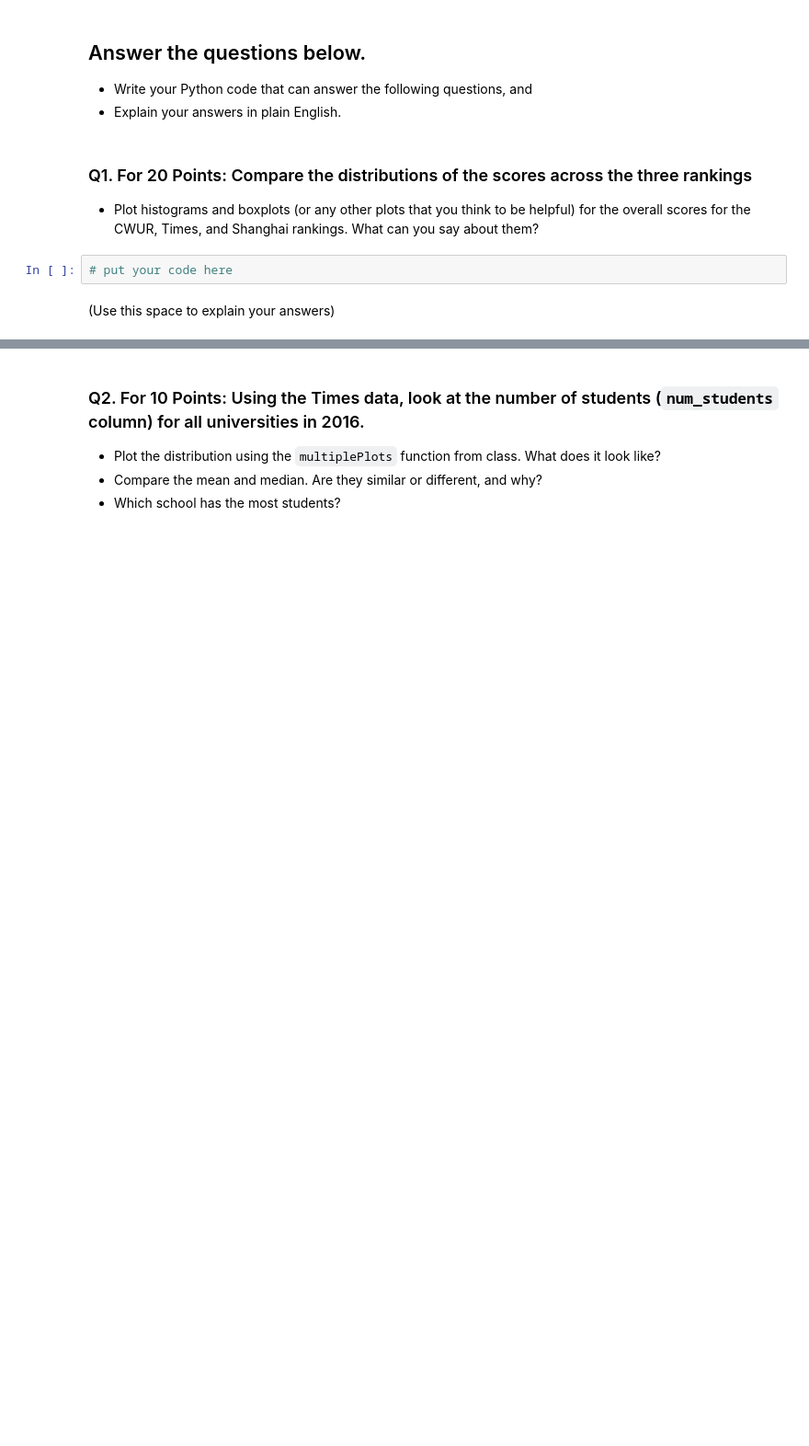
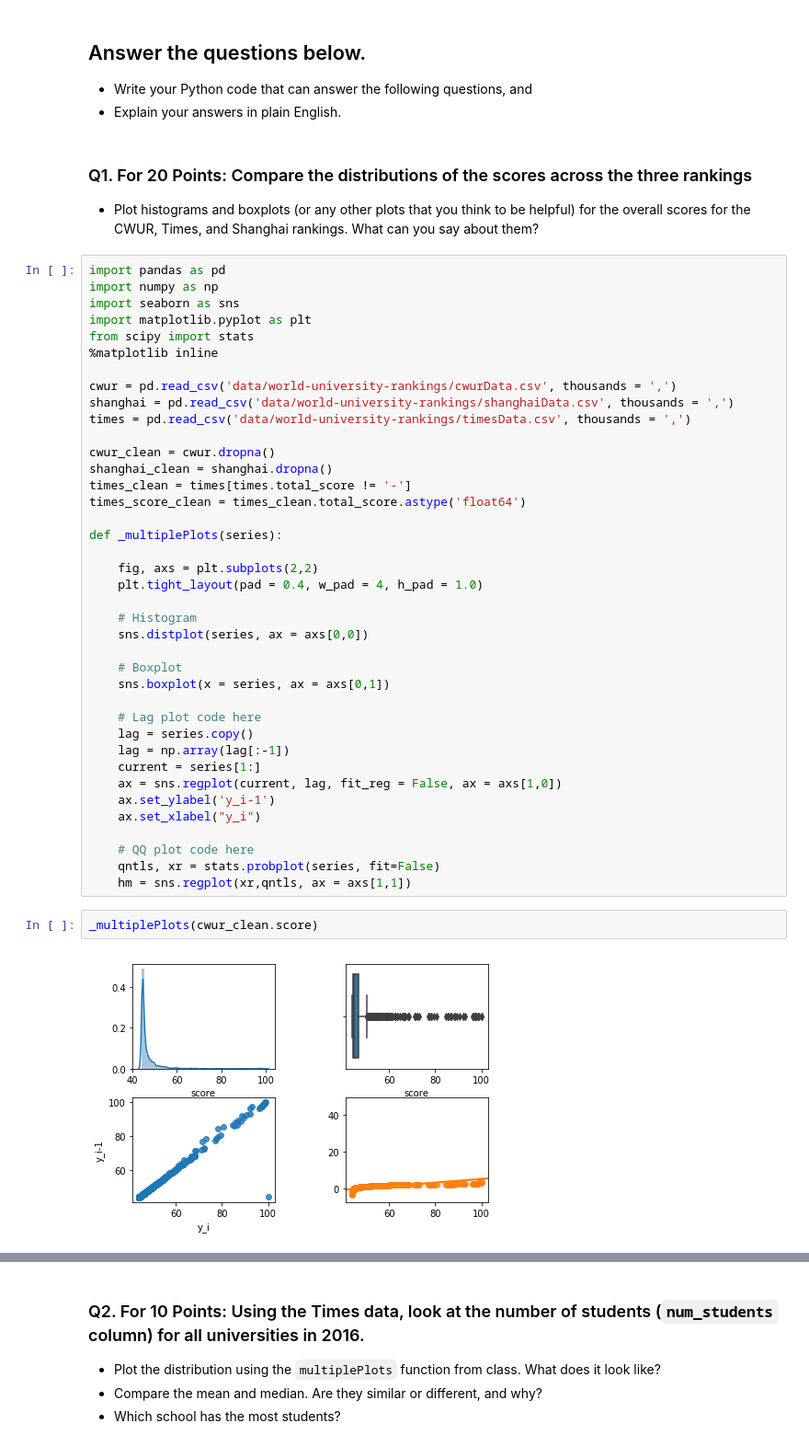
Before and after one commit to tengdann/si618, a Jupyter notebook: 618_HW3.ipynb, the cells around one changed output, grey strips where cells are left out. Shown at 92% size. Cells and saved outputs as stored; diff of their text form; blank space fills up the shorter version.

```diff
--- a/618_HW3.ipynb
+++ b/618_HW3.ipynb
@@ -23,7 +23,46 @@ Look at the column descriptions on the Kaggle page. Note that for some columns,
 ### Q1. For 20 Points: Compare the distributions of the scores across the three rankings
 
 * Plot histograms and boxplots (or any other plots that you think to be helpful) for the overall scores for the CWUR, Times, and Shanghai rankings. What can you say about them?
-# %%
-# put your code here
-# %% [markdown]
-(Use this space to explain your answers)
+# %%
+import pandas as pd
+import numpy as np
+import seaborn as sns
+import matplotlib.pyplot as plt
+from scipy import stats
+%matplotlib inline
+
+cwur = pd.read_csv('data/world-university-rankings/cwurData.csv', thousands = ',')
+shanghai = pd.read_csv('data/world-university-rankings/shanghaiData.csv', thousands = ',')
+times = pd.read_csv('data/world-university-rankings/timesData.csv', thousands = ',')
+
+cwur_clean = cwur.dropna()
+shanghai_clean = shanghai.dropna()
+times_clean = times[times.total_score != '-']
+times_score_clean = times_clean.total_score.astype('float64')
+
+def _multiplePlots(series):
+
+    fig, axs = plt.subplots(2,2)
+    plt.tight_layout(pad = 0.4, w_pad = 4, h_pad = 1.0)
+
+    # Histogram
+    sns.distplot(series, ax = axs[0,0])
+
+    # Boxplot
+    sns.boxplot(x = series, ax = axs[0,1])
+
+    # Lag plot code here
+    lag = series.copy()
+    lag = np.array(lag[:-1])
+    current = series[1:]
+    ax = sns.regplot(current, lag, fit_reg = False, ax = axs[1,0])
+    ax.set_ylabel('y_i-1')
+    ax.set_xlabel("y_i")
+
+    # QQ plot code here
+    qntls, xr = stats.probplot(series, fit=False)
+    hm = sns.regplot(xr,qntls, ax = axs[1,1])
+# %%
+_multiplePlots(cwur_clean.score)
+# %% [output]
+[figure, added]
```
Also changed, not shown: parts of 23 cells of this notebook, 6 other files.
